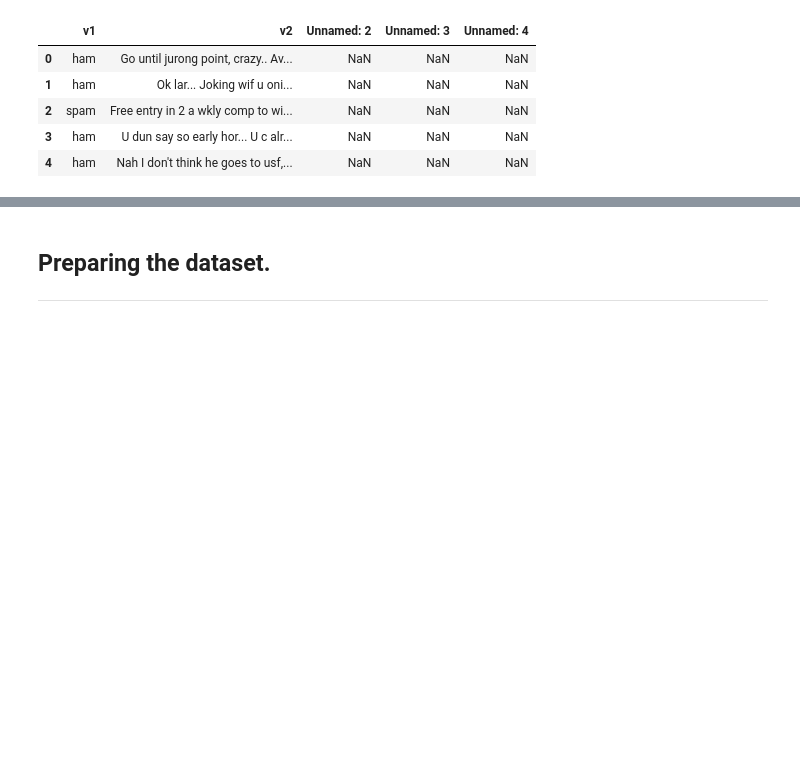
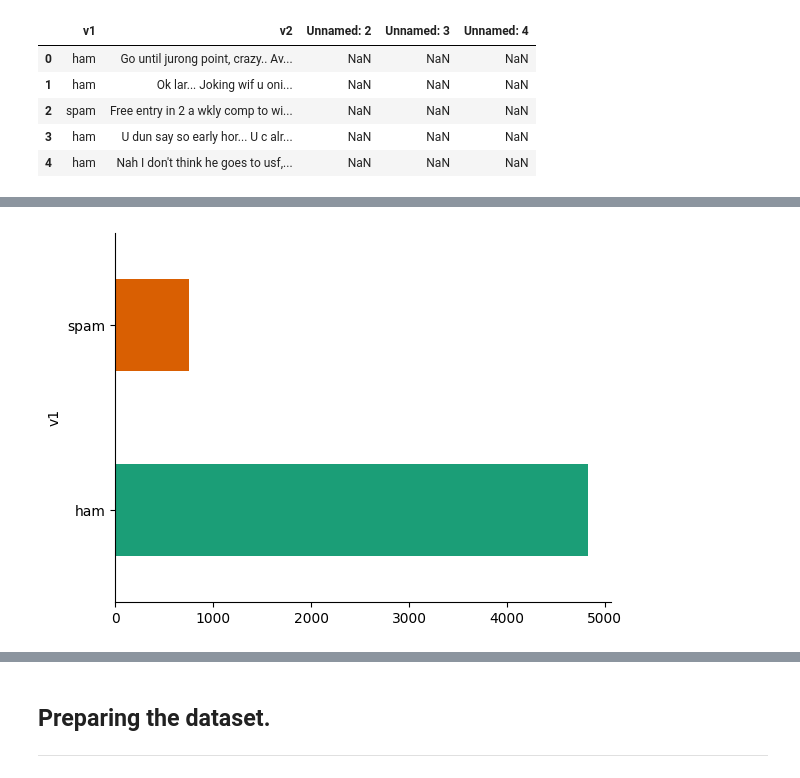
Before and after one commit to PeshalaPerera/E-mail-and-spam-filtering, a Jupyter notebook: Cw1_w1810821_PeshalaPerera.ipynb, the cells around one changed output, grey strips where cells are left out. Drawn from its saved outputs; the diff is of its cells as text; code cells hidden in the pictures; blank space fills up the shorter version.

```diff
--- a/Cw1_w1810821_PeshalaPerera.ipynb
+++ b/Cw1_w1810821_PeshalaPerera.ipynb
@@ -220,0 +247,11 @@ mails.head()
+# %%
+from matplotlib import pyplot as plt
+import seaborn as sns
+
+#Group by 'v1' (likely 'Category') and count the occurrences, then plot as a horizontal bar chart
+mails.groupby('v1').size().plot(kind='barh', color=sns.palettes.mpl_palette('Dark2'))
+
+#Remove the top and right spines for aesthetic purposes
+plt.gca().spines[['top', 'right',]].set_visible(False)
+# %% [output]
+[figure, added]
```
Also changed, not shown: parts of 8 cells of this notebook.
